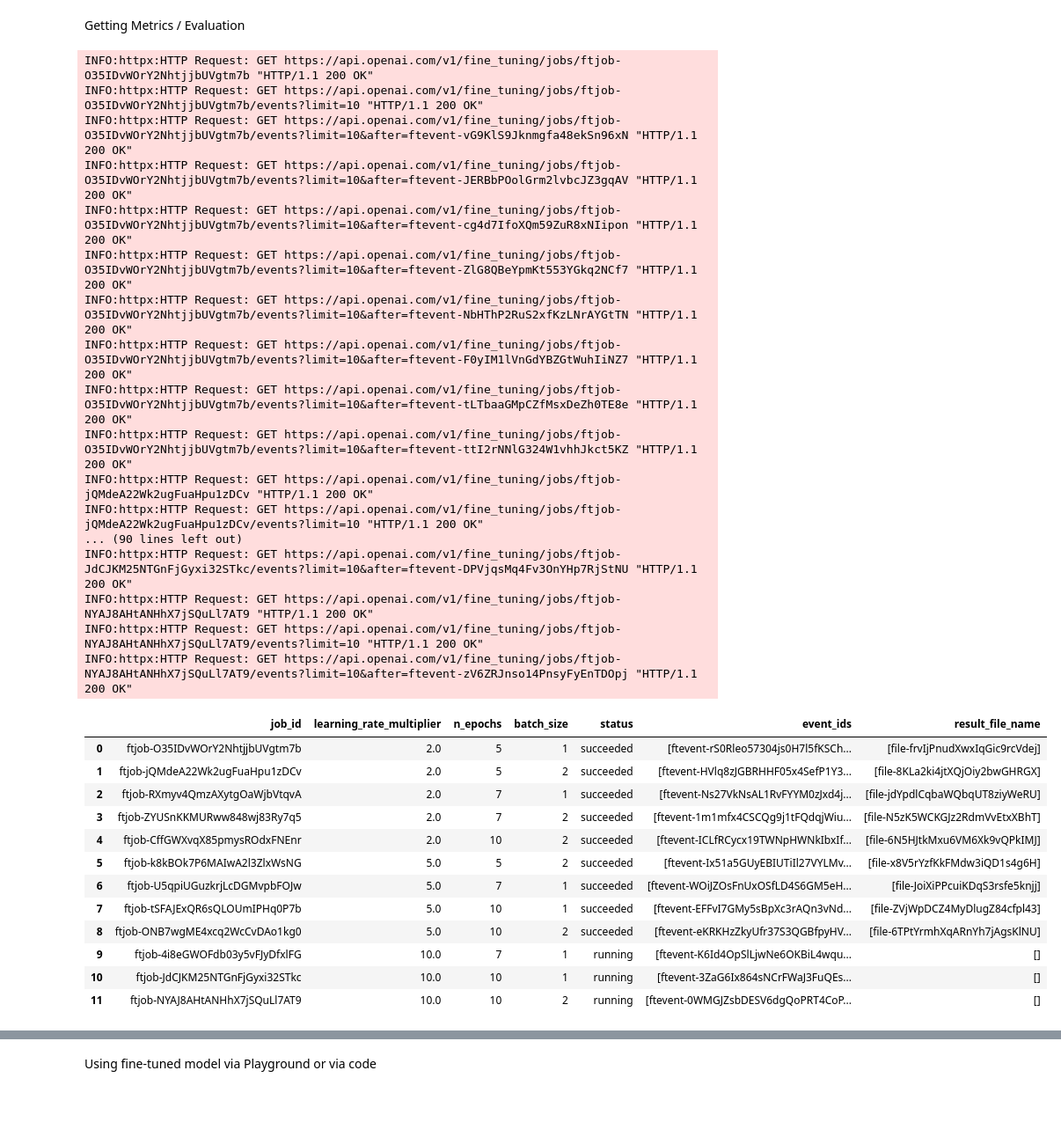
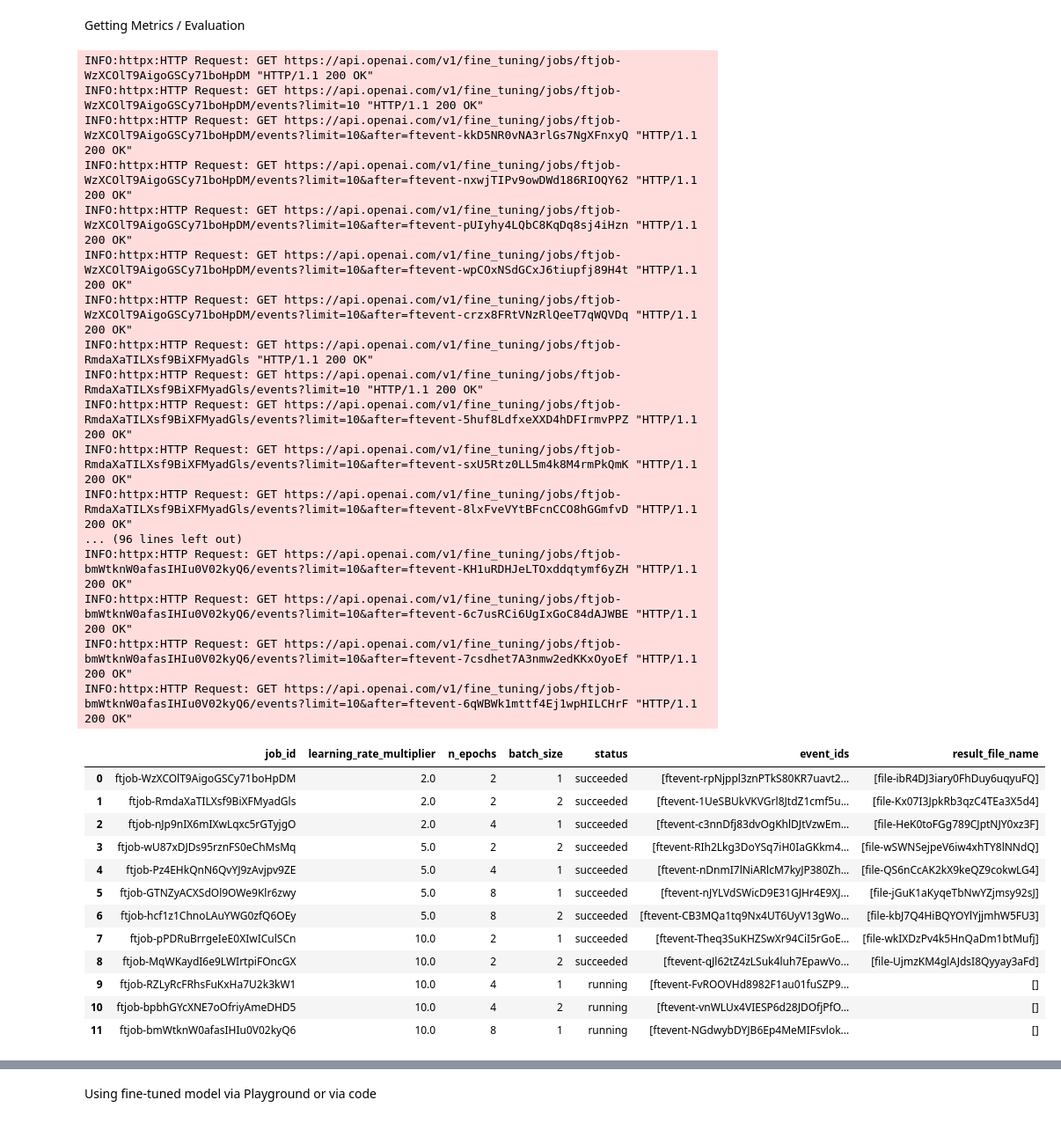
Before and after one commit to izu457/Thesis_Finetuning_GPT3.5_Political_Stance, a Jupyter notebook: Fine-Tuning Generation.ipynb, the cells around one changed output, grey strips where cells are left out. Shown at 88% size. Saved outputs shown, nothing was run; the diff lists cells and outputs as text; code cells hidden in the pictures.

```diff
--- a/Fine-Tuning Generation.ipynb
+++ b/Fine-Tuning Generation.ipynb
@@ -158,7 +166,7 @@ Uploaded training file id: file-mValQnxzwCVmTUEki1nLSsC9
 Create Fine-Tuning Jobs via OpenAI Software Development Kit
 # %%
 # Process jobs
-all_job_ids = cbf.process_jobs([2, 5, 10], [5, 7, 10], [1, 2], train_upload, val_upload, 1)
+all_job_ids = cbf.process_jobs([2, 5, 10], [2, 4, 8], [1, 2], train_upload, val_upload, 1)
 print(all_job_ids)
 # %% [output]
 --- Logging error ---
@@ -182,41 +190,44 @@ INFO:cookbook_function:All batches processed.
 # %% [markdown]
 Getting Metrics / Evaluation
 # %%
-# Wait two minutes before extracting the results to
+# Wait ten minutes before extracting the results to
 # give the API time to process the last jobs
-time.sleep(120)
+time.sleep(600)
 
 # Extract information about the jobs
 all_results = cbf.extract_job_info(all_job_ids)
 display(all_results)
+
+# set index of all_results to job_id
+all_results.set_index("job_id", inplace=True)
 # %% [output]
-INFO:httpx:HTTP Request: GET https://api.openai.com/v1/fine_tuning/jobs/ftjob-O35IDvWOrY2NhtjjbUVgtm7b "HTTP/1.1 200 OK"
-INFO:httpx:HTTP Request: GET https://api.openai.com/v1/fine_tuning/jobs/ftjob-O35IDvWOrY2NhtjjbUVgtm7b/events?limit=10 "HTTP/1.1 200 OK"
-INFO:httpx:HTTP Request: GET https://api.openai.com/v1/fine_tuning/jobs/ftjob-O35IDvWOrY2NhtjjbUVgtm7b/events?limit=10&after=ftevent-vG9KlS9Jknmgfa48ekSn96xN "HTTP/1.1 200 OK"
-INFO:httpx:HTTP Request: GET https://api.openai.com/v1/fine_tuning/jobs/ftjob-O35IDvWOrY2NhtjjbUVgtm7b/events?limit=10&after=ftevent-JERBbPOolGrm2lvbcJZ3gqAV "HTTP/1.1 200 OK"
-INFO:httpx:HTTP Request: GET https://api.openai.com/v1/fine_tuning/jobs/ftjob-O35IDvWOrY2NhtjjbUVgtm7b/events?limit=10&after=ftevent-cg4d7IfoXQm59ZuR8xNIipon "HTTP/1.1 200 OK"
-INFO:httpx:HTTP Request: GET https://api.openai.com/v1/fine_tuning/jobs/ftjob-O35IDvWOrY2NhtjjbUVgtm7b/events?limit=10&after=ftevent-ZlG8QBeYpmKt553YGkq2NCf7 "HTTP/1.1 200 OK"
-INFO:httpx:HTTP Request: GET https://api.openai.com/v1/fine_tuning/jobs/ftjob-O35IDvWOrY2NhtjjbUVgtm7b/events?limit=10&after=ftevent-NbHThP2RuS2xfKzLNrAYGtTN "HTTP/1.1 200 OK"
-INFO:httpx:HTTP Request: GET https://api.openai.com/v1/fine_tuning/jobs/ftjob-O35IDvWOrY2NhtjjbUVgtm7b/events?limit=10&after=ftevent-F0yIM1lVnGdYBZGtWuhIiNZ7 "HTTP/1.1 200 OK"
-INFO:httpx:HTTP Request: GET https://api.openai.com/v1/fine_tuning/jobs/ftjob-O35IDvWOrY2NhtjjbUVgtm7b/events?limit=10&after=ftevent-tLTbaaGMpCZfMsxDeZh0TE8e "HTTP/1.1 200 OK"
-INFO:httpx:HTTP Request: GET https://api.openai.com/v1/fine_tuning/jobs/ftjob-O35IDvWOrY2NhtjjbUVgtm7b/events?limit=10&after=ftevent-ttI2rNNlG324W1vhhJkct5KZ "HTTP/1.1 200 OK"
-INFO:httpx:HTTP Request: GET https://api.openai.com/v1/fine_tuning/jobs/ftjob-jQMdeA22Wk2ugFuaHpu1zDCv "HTTP/1.1 200 OK"
-INFO:httpx:HTTP Request: GET https://api.openai.com/v1/fine_tuning/jobs/ftjob-jQMdeA22Wk2ugFuaHpu1zDCv/events?limit=10 "HTTP/1.1 200 OK"
-... (90 lines left out)
-INFO:httpx:HTTP Request: GET https://api.openai.com/v1/fine_tuning/jobs/ftjob-JdCJKM25NTGnFjGyxi32STkc/events?limit=10&after=ftevent-DPVjqsMq4Fv3OnYHp7RjStNU "HTTP/1.1 200 OK"
-INFO:httpx:HTTP Request: GET https://api.openai.com/v1/fine_tuning/jobs/ftjob-NYAJ8AHtANHhX7jSQuLl7AT9 "HTTP/1.1 200 OK"
-INFO:httpx:HTTP Request: GET https://api.openai.com/v1/fine_tuning/jobs/ftjob-NYAJ8AHtANHhX7jSQuLl7AT9/events?limit=10 "HTTP/1.1 200 OK"
-INFO:httpx:HTTP Request: GET https://api.openai.com/v1/fine_tuning/jobs/ftjob-NYAJ8AHtANHhX7jSQuLl7AT9/events?limit=10&after=ftevent-zV6ZRJnso14PnsyFyEnTDOpj "HTTP/1.1 200 OK"
+INFO:httpx:HTTP Request: GET https://api.openai.com/v1/fine_tuning/jobs/ftjob-WzXCOlT9AigoGSCy71boHpDM "HTTP/1.1 200 OK"
+INFO:httpx:HTTP Request: GET https://api.openai.com/v1/fine_tuning/jobs/ftjob-WzXCOlT9AigoGSCy71boHpDM/events?limit=10 "HTTP/1.1 200 OK"
+INFO:httpx:HTTP Request: GET https://api.openai.com/v1/fine_tuning/jobs/ftjob-WzXCOlT9AigoGSCy71boHpDM/events?limit=10&after=ftevent-kkD5NR0vNA3rlGs7NgXFnxyQ "HTTP/1.1 200 OK"
+INFO:httpx:HTTP Request: GET https://api.openai.com/v1/fine_tuning/jobs/ftjob-WzXCOlT9AigoGSCy71boHpDM/events?limit=10&after=ftevent-nxwjTIPv9owDWd186RIOQY62 "HTTP/1.1 200 OK"
+INFO:httpx:HTTP Request: GET https://api.openai.com/v1/fine_tuning/jobs/ftjob-WzXCOlT9AigoGSCy71boHpDM/events?limit=10&after=ftevent-pUIyhy4LQbC8KqDq8sj4iHzn "HTTP/1.1 200 OK"
+INFO:httpx:HTTP Request: GET https://api.openai.com/v1/fine_tuning/jobs/ftjob-WzXCOlT9AigoGSCy71boHpDM/events?limit=10&after=ftevent-wpCOxNSdGCxJ6tiupfj89H4t "HTTP/1.1 200 OK"
+INFO:httpx:HTTP Request: GET https://api.openai.com/v1/fine_tuning/jobs/ftjob-WzXCOlT9AigoGSCy71boHpDM/events?limit=10&after=ftevent-crzx8FRtVNzRlQeeT7qWQVDq "HTTP/1.1 200 OK"
+INFO:httpx:HTTP Request: GET https://api.openai.com/v1/fine_tuning/jobs/ftjob-RmdaXaTILXsf9BiXFMyadGls "HTTP/1.1 200 OK"
+INFO:httpx:HTTP Request: GET https://api.openai.com/v1/fine_tuning/jobs/ftjob-RmdaXaTILXsf9BiXFMyadGls/events?limit=10 "HTTP/1.1 200 OK"
+INFO:httpx:HTTP Request: GET https://api.openai.com/v1/fine_tuning/jobs/ftjob-RmdaXaTILXsf9BiXFMyadGls/events?limit=10&after=ftevent-5huf8LdfxeXXD4hDFIrmvPPZ "HTTP/1.1 200 OK"
+INFO:httpx:HTTP Request: GET https://api.openai.com/v1/fine_tuning/jobs/ftjob-RmdaXaTILXsf9BiXFMyadGls/events?limit=10&after=ftevent-sxU5Rtz0LL5m4k8M4rmPkQmK "HTTP/1.1 200 OK"
+INFO:httpx:HTTP Request: GET https://api.openai.com/v1/fine_tuning/jobs/ftjob-RmdaXaTILXsf9BiXFMyadGls/events?limit=10&after=ftevent-8lxFveVYtBFcnCCO8hGGmfvD "HTTP/1.1 200 OK"
+... (96 lines left out)
+INFO:httpx:HTTP Request: GET https://api.openai.com/v1/fine_tuning/jobs/ftjob-bmWtknW0afasIHIu0V02kyQ6/events?limit=10&after=ftevent-KH1uRDHJeLTOxddqtymf6yZH "HTTP/1.1 200 OK"
+INFO:httpx:HTTP Request: GET https://api.openai.com/v1/fine_tuning/jobs/ftjob-bmWtknW0afasIHIu0V02kyQ6/events?limit=10&after=ftevent-6c7usRCi6UgIxGoC84dAJWBE "HTTP/1.1 200 OK"
+INFO:httpx:HTTP Request: GET https://api.openai.com/v1/fine_tuning/jobs/ftjob-bmWtknW0afasIHIu0V02kyQ6/events?limit=10&after=ftevent-7csdhet7A3nmw2edKKxOyoEf "HTTP/1.1 200 OK"
+INFO:httpx:HTTP Request: GET https://api.openai.com/v1/fine_tuning/jobs/ftjob-bmWtknW0afasIHIu0V02kyQ6/events?limit=10&after=ftevent-6qWBWk1mttf4Ej1wpHILCHrF "HTTP/1.1 200 OK"
 |  | job_id | learning_rate_multiplier | n_epochs | batch_size | status | event_ids | result_file_name |
-| 0 | ftjob-O35IDvWOrY2NhtjjbUVgtm7b | 2.0 | 5 | 1 | succeeded | [ftevent-rS0Rleo57304js0H7l5fKSCh... | [file-frvIjPnudXwxIqGic9rcVdej] |
-| 1 | ftjob-jQMdeA22Wk2ugFuaHpu1zDCv | 2.0 | 5 | 2 | succeeded | [ftevent-HVlq8zJGBRHHF05x4SefP1Y3... | [file-8KLa2ki4jtXQjOiy2bwGHRGX] |
-| 2 | ftjob-RXmyv4QmzAXytgOaWjbVtqvA | 2.0 | 7 | 1 | succeeded | [ftevent-Ns27VkNsAL1RvFYYM0zJxd4j... | [file-jdYpdlCqbaWQbqUT8ziyWeRU] |
-| 3 | ftjob-ZYUSnKKMURww848wj83Ry7q5 | 2.0 | 7 | 2 | succeeded | [ftevent-1m1mfx4CSCQg9j1tFQdqjWiu... | [file-N5zK5WCKGJz2RdmVvEtxXBhT] |
-| 4 | ftjob-CffGWXvqX85pmysROdxFNEnr | 2.0 | 10 | 2 | succeeded | [ftevent-ICLfRCycx19TWNpHWNkIbxIf... | [file-6N5HJtkMxu6VM6Xk9vQPkIMJ] |
-| 5 | ftjob-k8kBOk7P6MAIwA2l3ZlxWsNG | 5.0 | 5 | 2 | succeeded | [ftevent-Ix51a5GUyEBIUTiIl27VYLMv... | [file-x8V5rYzfKkFMdw3iQD1s4g6H] |
-| 6 | ftjob-U5qpiUGuzkrjLcDGMvpbFOJw | 5.0 | 7 | 1 | succeeded | [ftevent-WOiJZOsFnUxOSfLD4S6GM5eH... | [file-JoiXiPPcuiKDqS3rsfe5knjj] |
-| 7 | ftjob-tSFAJExQR6sQLOUmIPHq0P7b | 5.0 | 10 | 1 | succeeded | [ftevent-EFFvI7GMy5sBpXc3rAQn3vNd... | [file-ZVjWpDCZ4MyDlugZ84cfpl43] |
-| 8 | ftjob-ONB7wgME4xcq2WcCvDAo1kg0 | 5.0 | 10 | 2 | succeeded | [ftevent-eKRKHzZkyUfr37S3QGBfpyHV... | [file-6TPtYrmhXqARnYh7jAgsKlNU] |
-| 9 | ftjob-4i8eGWOFdb03y5vFJyDfxlFG | 10.0 | 7 | 1 | running | [ftevent-K6Id4OpSlLjwNe6OKBiL4wqu... | [] |
-| 10 | ftjob-JdCJKM25NTGnFjGyxi32STkc | 10.0 | 10 | 1 | running | [ftevent-3ZaG6Ix864sNCrFWaJ3FuQEs... | [] |
-| 11 | ftjob-NYAJ8AHtANHhX7jSQuLl7AT9 | 10.0 | 10 | 2 | running | [ftevent-0WMGJZsbDESV6dgQoPRT4CoP... | [] |
+| 0 | ftjob-WzXCOlT9AigoGSCy71boHpDM | 2.0 | 2 | 1 | succeeded | [ftevent-rpNjppl3znPTkS80KR7uavt2... | [file-ibR4DJ3iary0FhDuy6uqyuFQ] |
+| 1 | ftjob-RmdaXaTILXsf9BiXFMyadGls | 2.0 | 2 | 2 | succeeded | [ftevent-1UeSBUkVKVGrl8JtdZ1cmf5u... | [file-Kx07I3JpkRb3qzC4TEa3X5d4] |
+| 2 | ftjob-nJp9nIX6mIXwLqxc5rGTyjgO | 2.0 | 4 | 1 | succeeded | [ftevent-c3nnDfj83dvOgKhlDJtVzwEm... | [file-HeK0toFGg789CJptNJY0xz3F] |
+| 3 | ftjob-wU87xDJDs95rznFS0eChMsMq | 5.0 | 2 | 2 | succeeded | [ftevent-RIh2Lkg3DoYSq7iH0IaGKkm4... | [file-wSWNSejpeV6iw4xhTY8lNNdQ] |
+| 4 | ftjob-Pz4EHkQnN6QvYJ9zAvjpv9ZE | 5.0 | 4 | 1 | succeeded | [ftevent-nDnmI7lNiARlcM7kyJP380Zh... | [file-QS6nCcAK2kX9keQZ9cokwLG4] |
+| 5 | ftjob-GTNZyACXSdOl9OWe9Klr6zwy | 5.0 | 8 | 1 | succeeded | [ftevent-nJYLVdSWicD9E31GJHr4E9XJ... | [file-jGuK1aKyqeTbNwYZjmsy92sJ] |
+| 6 | ftjob-hcf1z1ChnoLAuYWG0zfQ6OEy | 5.0 | 8 | 2 | succeeded | [ftevent-CB3MQa1tq9Nx4UT6UyV13gWo... | [file-kbJ7Q4HiBQYOYlYjjmhW5FU3] |
+| 7 | ftjob-pPDRuBrrgeIeE0XIwICulSCn | 10.0 | 2 | 1 | succeeded | [ftevent-Theq3SuKHZSwXr94CiI5rGoE... | [file-wkIXDzPv4k5HnQaDm1btMufj] |
+| 8 | ftjob-MqWKaydI6e9LWIrtpiFOncGX | 10.0 | 2 | 2 | succeeded | [ftevent-qJl62tZ4zLSuk4luh7EpawVo... | [file-UjmzKM4glAJdsI8Qyyay3aFd] |
+| 9 | ftjob-RZLyRcFRhsFuKxHa7U2k3kW1 | 10.0 | 4 | 1 | running | [ftevent-FvROOVHd8982F1au01fuSZP9... | [] |
+| 10 | ftjob-bpbhGYcXNE7oOfriyAmeDHD5 | 10.0 | 4 | 2 | running | [ftevent-vnWLUx4VIESP6d28JDOfjPfO... | [] |
+| 11 | ftjob-bmWtknW0afasIHIu0V02kyQ6 | 10.0 | 8 | 1 | running | [ftevent-NGdwybDYJB6Ep4MeMIFsvlok... | [] |
```
Also changed, not shown: parts of 15 cells of this notebook, 4 other files.
